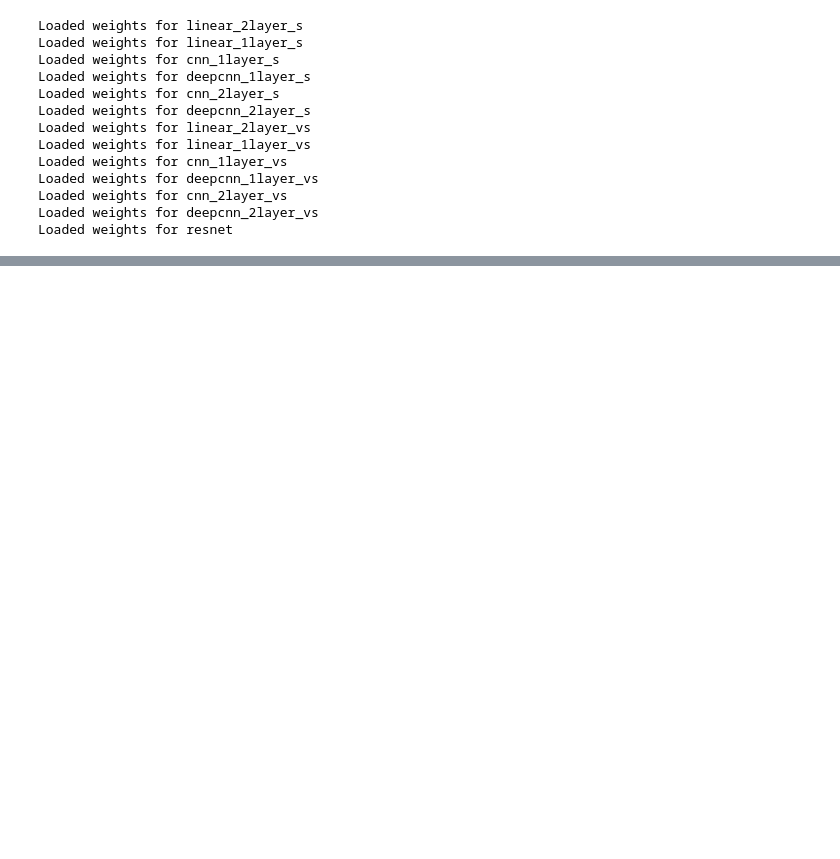
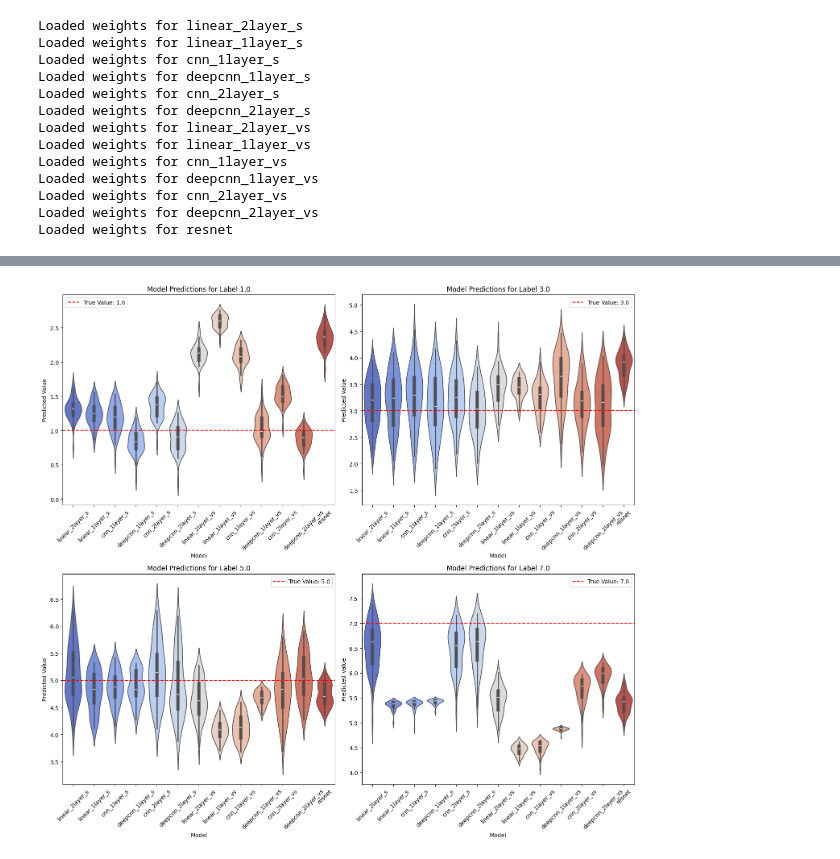
Before and after one commit to Biomedical-Imaging-Group/MolecularDiffusion_MiViT, a Jupyter notebook: train_results_sequences.ipynb, the cells around one changed output, grey strips where cells are left out. Cells and saved outputs as stored; diff of their text form; code cells hidden in the pictures; blank space fills up the shorter version.

```diff
--- a/train_results_sequences.ipynb
+++ b/train_results_sequences.ipynb
@@ -183,3 +187,9 @@ plot_model_predictions_violin(models, val_videos, val_labels, chosen_label=1.0)
+# %%
+# Example usage
+chosen_labels = [1.0, 3.0, 5.0, 7.0]
+plot_model_predictions_violin(models, val_videos, val_labels, chosen_labels)
+# %% [output]
+[figure, added]
 # %%
 def plot_model_predictions_average(models, val_videos, val_labels, chosen_label,other_label, sequence_idx=-1, selectedModels = []):
     """
```
Also changed, not shown: parts of 10 cells of this notebook, 8 other files.
